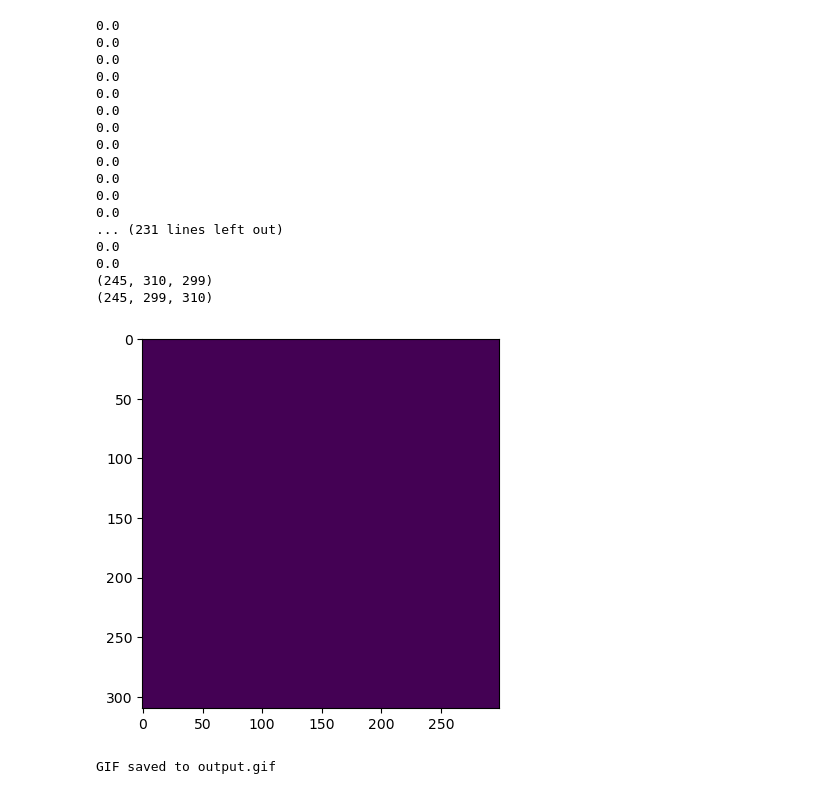
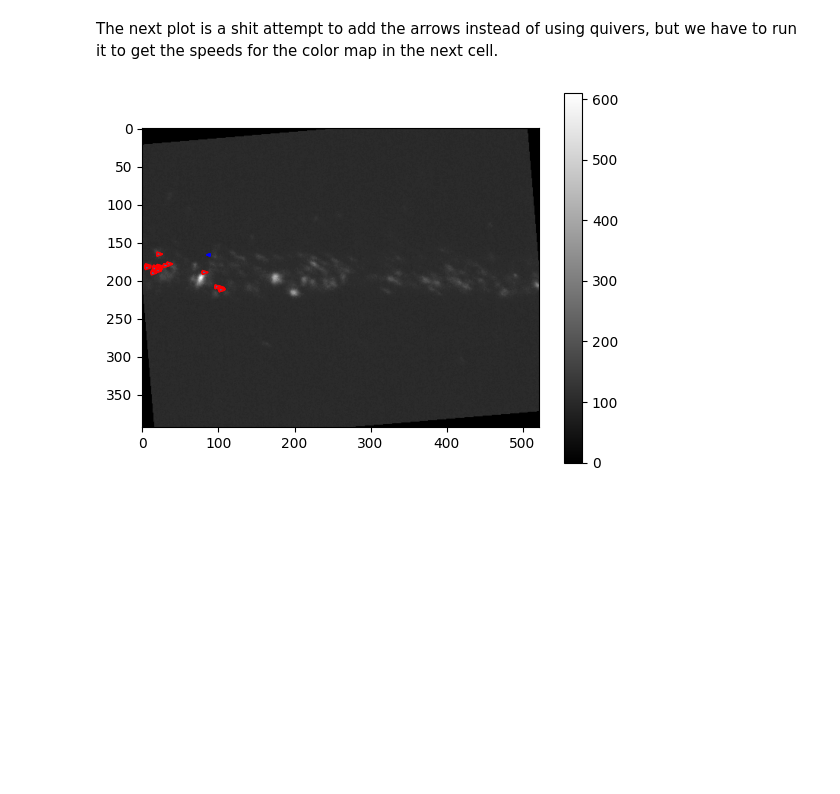
Before and after one commit to daggermaster3000/CerebroFlow, a Jupyter notebook: Graphs.ipynb, the cells around one changed output. Cells and saved outputs as stored; diff of their text form; code cells hidden in the pictures; blank space fills up the shorter version.

```diff
--- a/Graphs.ipynb
+++ b/Graphs.ipynb
@@ -49,66 +85,53 @@ Done!
+# %% [markdown]
+The next plot is a shit attempt to add the arrows instead of using quivers, but we have to run it to get the speeds for the color map in the next cell.
 # %%
 from skimage.measure import label, regionprops
 
 kymos = exp1.labeled_img_array.copy()
 
 speed_image = np.zeros_like(kymos,dtype=float)
 
+# Assuming exp1 is an object containing image data
+raw_image = exp1.images.copy()
+
+# Create a figure and axes
+fig, axs = plt.subplots()
+
+# Display the first image from the copied images using axs.imshow()
+img = axs.imshow(raw_image[0], cmap="gray")
+
+# Add a colorbar to the plot using the mappable object (img)
+cbar = plt.colorbar(img, ax=axs)
+speeds = []
 for id, kymo in enumerate(kymos):
 
     for region in regionprops(kymo):
         # take regions with large enough areas
         if (region.area < 100) and (region.area >= 15) and (region.eccentricity>0.9) and (np.degrees(region.orientation)>-95) and (np.degrees(region.orientation)<95) and (np.round(region.orientation,1)!= 0.0):
             speed = (np.tan(-region.orientation))*(pixel_size/frame_time)
             for l,c in zip(range(0,np.shape(speed_image[id])[0]),range(0,np.shape(speed_image[id])[1])):
                 for coords in region.coords:
                     #print(l,c,coords[0],coords[1])
                     if l == coords[0] and c == coords[1]:
                         #print(speed)
-                        speed_image[id][l][c] = speed
-    print(np.max(speed_image[id]))
+                        if speed<30 and speed>-30:
+                            speeds.append(speed)
+                        # Add an arrow to the plot
+                        if speed > 0:
+                            axs.arrow(region.bbox[1],id,speed/10, 0,
+                                    head_width=5,
+                                    width=0.5,
+                                    label=str(id),
+                                    ec='red')
+                        else:
+                            axs.arrow(region.bbox[1],id,speed/10, 0,
+                                    head_width=3,
+                                    width=0.5,
+                                    label=str(id),
+                                    ec='blue')
+    #print(np.max(speed_image[id]))
 
 
-
-tagged = np.swapaxes(speed_image,1,2)
-print(np.shape(tagged))
-print(np.shape(speed_image))
+plt.show()
 # %% [output]
-0.0
-0.0
-0.0
-0.0
-0.0
-0.0
-0.0
-0.0
-0.0
-0.0
-0.0
-0.0
-... (231 lines left out)
-0.0
-0.0
-(245, 310, 299)
-(245, 299, 310)
+[figure, added]
-# %%
-plt.imshow(tagged[1])
-plt.show()
-
-import imageio
-import numpy as np
-
-# Replace this with your array of images
-# Make sure each image is a 2D or 3D NumPy array
-# For example, images = [image1, image2, ...]
-
-
-# Specify the file path for the output GIF
-output_gif_path = 'output.gif'
-
-# Convert the array of images to a GIF
-imageio.mimsave(output_gif_path, tagged.astype(np.uint8), duration=0.5)  # Set duration in seconds between frames
-
-print(f"GIF saved to {output_gif_path}")
-# %% [output]
-[figure, removed]
-GIF saved to output.gif
```
Also changed, not shown: parts of 9 cells of this notebook, 2 other files.
